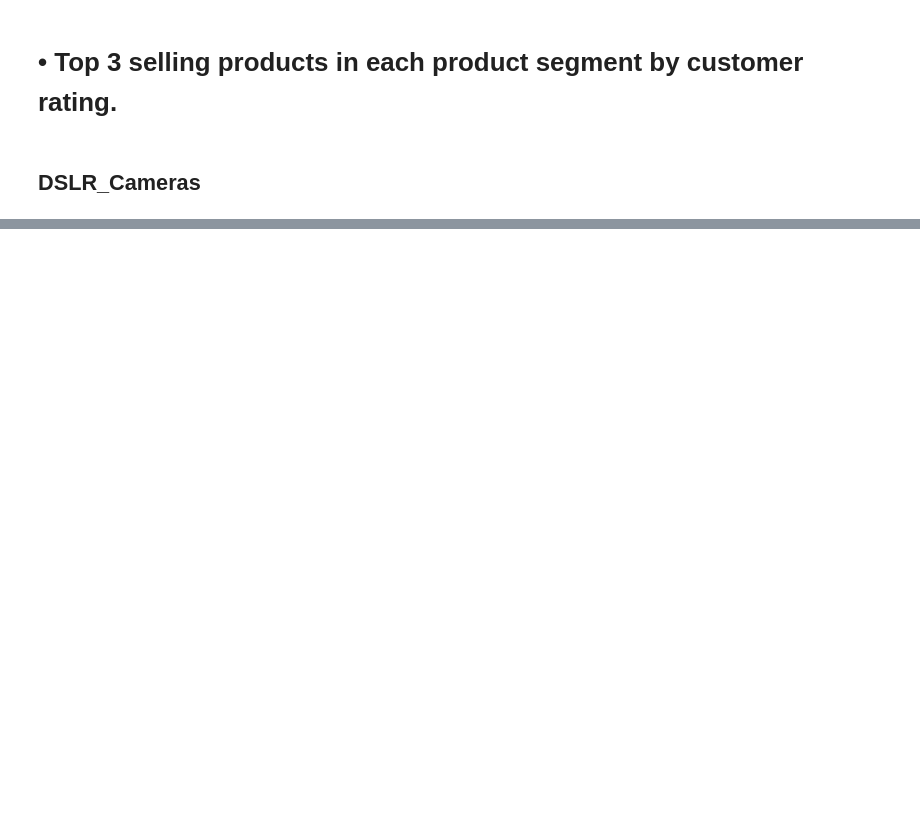
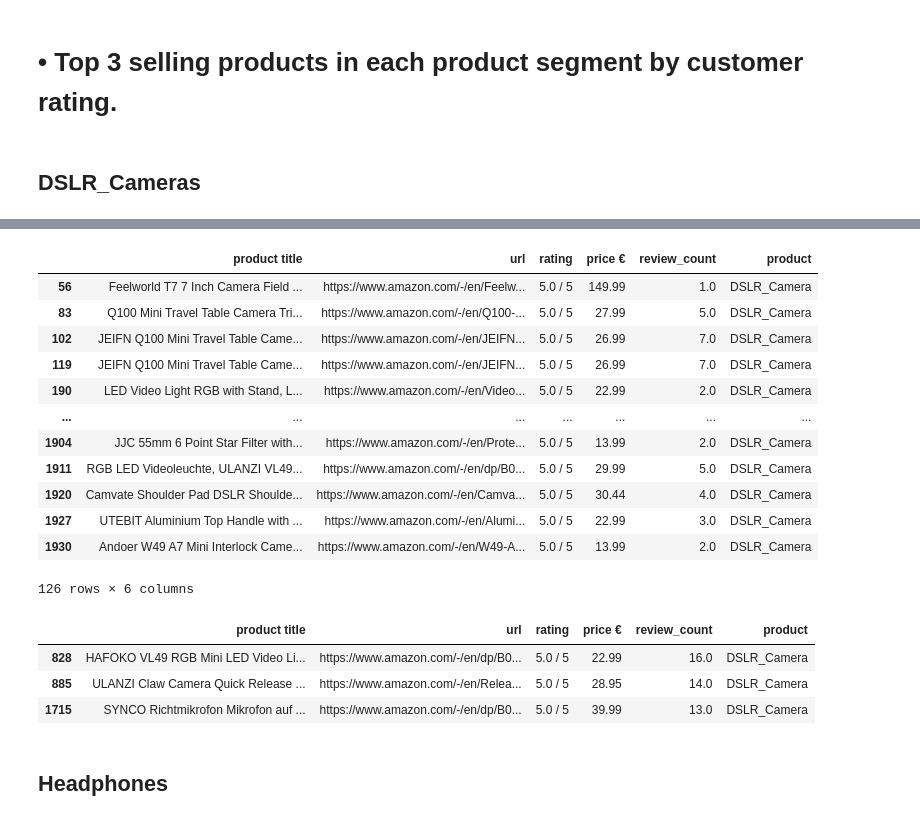
Before and after one commit to selinbulbul/ecommerce-scrape, a Jupyter notebook: Statistics/tasks.ipynb, the cells around one changed output, grey strips where cells are left out. Drawn from its saved outputs; the diff is of its cells as text; code cells hidden in the pictures; blank space fills up the shorter version.

```diff
--- a/Statistics/tasks.ipynb
+++ b/Statistics/tasks.ipynb
@@ -28,0 +103,24 @@ df
+# %%
+df_rating = df[(df["rating"] == "5.0 / 5")]
+df_rating
+# %% [output]
+|  | product title | url | rating | price € | review_count | product |
+| 56 | Feelworld T7 7 Inch Camera Field ... | https://www.amazon.com/-/en/Feelw... | 5.0 / 5 | 149.99 | 1.0 | DSLR_Camera |
+| 83 | Q100 Mini Travel Table Camera Tri... | https://www.amazon.com/-/en/Q100-... | 5.0 / 5 | 27.99 | 5.0 | DSLR_Camera |
+| 102 | JEIFN Q100 Mini Travel Table Came... | https://www.amazon.com/-/en/JEIFN... | 5.0 / 5 | 26.99 | 7.0 | DSLR_Camera |
+| 119 | JEIFN Q100 Mini Travel Table Came... | https://www.amazon.com/-/en/JEIFN... | 5.0 / 5 | 26.99 | 7.0 | DSLR_Camera |
+| 190 | LED Video Light RGB with Stand, L... | https://www.amazon.com/-/en/Video... | 5.0 / 5 | 22.99 | 2.0 | DSLR_Camera |
+| ... | ... | ... | ... | ... | ... | ... |
+| 1904 | JJC 55mm 6 Point Star Filter with... | https://www.amazon.com/-/en/Prote... | 5.0 / 5 | 13.99 | 2.0 | DSLR_Camera |
+| 1911 | RGB LED Videoleuchte, ULANZI VL49... | https://www.amazon.com/-/en/dp/B0... | 5.0 / 5 | 29.99 | 5.0 | DSLR_Camera |
+| 1920 | Camvate Shoulder Pad DSLR Shoulde... | https://www.amazon.com/-/en/Camva... | 5.0 / 5 | 30.44 | 4.0 | DSLR_Camera |
+| 1927 | UTEBIT Aluminium Top Handle with ... | https://www.amazon.com/-/en/Alumi... | 5.0 / 5 | 22.99 | 3.0 | DSLR_Camera |
+| 1930 | Andoer W49 A7 Mini Interlock Came... | https://www.amazon.com/-/en/W49-A... | 5.0 / 5 | 13.99 | 2.0 | DSLR_Camera |
+126 rows × 6 columns
+# %%
+df_rating.sort_values(by= "review_count", ascending = False).head(3)
+# %% [output]
+|  | product title | url | rating | price € | review_count | product |
+| 828 | HAFOKO VL49 RGB Mini LED Video Li... | https://www.amazon.com/-/en/dp/B0... | 5.0 / 5 | 22.99 | 16.0 | DSLR_Camera |
+| 885 | ULANZI Claw Camera Quick Release ... | https://www.amazon.com/-/en/Relea... | 5.0 / 5 | 28.95 | 14.0 | DSLR_Camera |
+| 1715 | SYNCO Richtmikrofon Mikrofon auf ... | https://www.amazon.com/-/en/dp/B0... | 5.0 / 5 | 39.99 | 13.0 | DSLR_Camera |
@@ -28,0 +129,2 @@ df
+# %% [markdown]
+## Headphones
```
Also changed, not shown: parts of 75 cells of this notebook, 1 other file.
